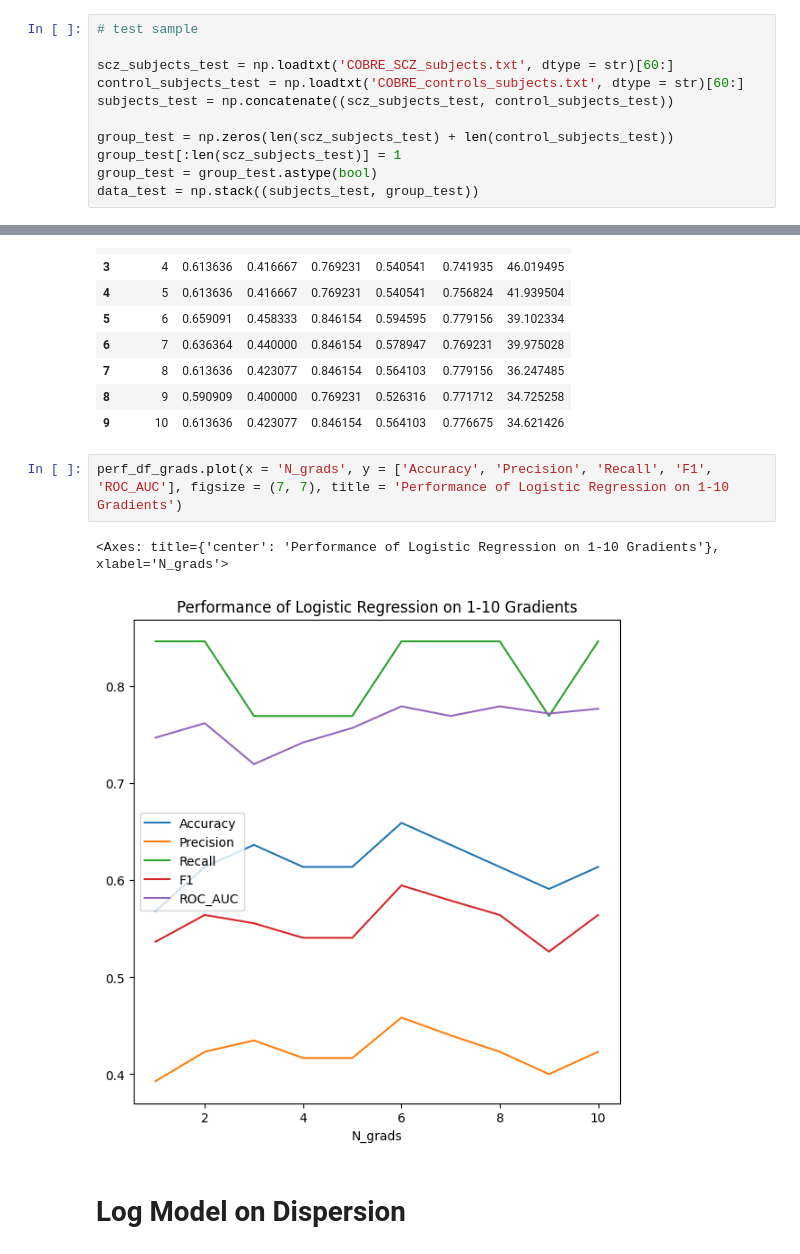
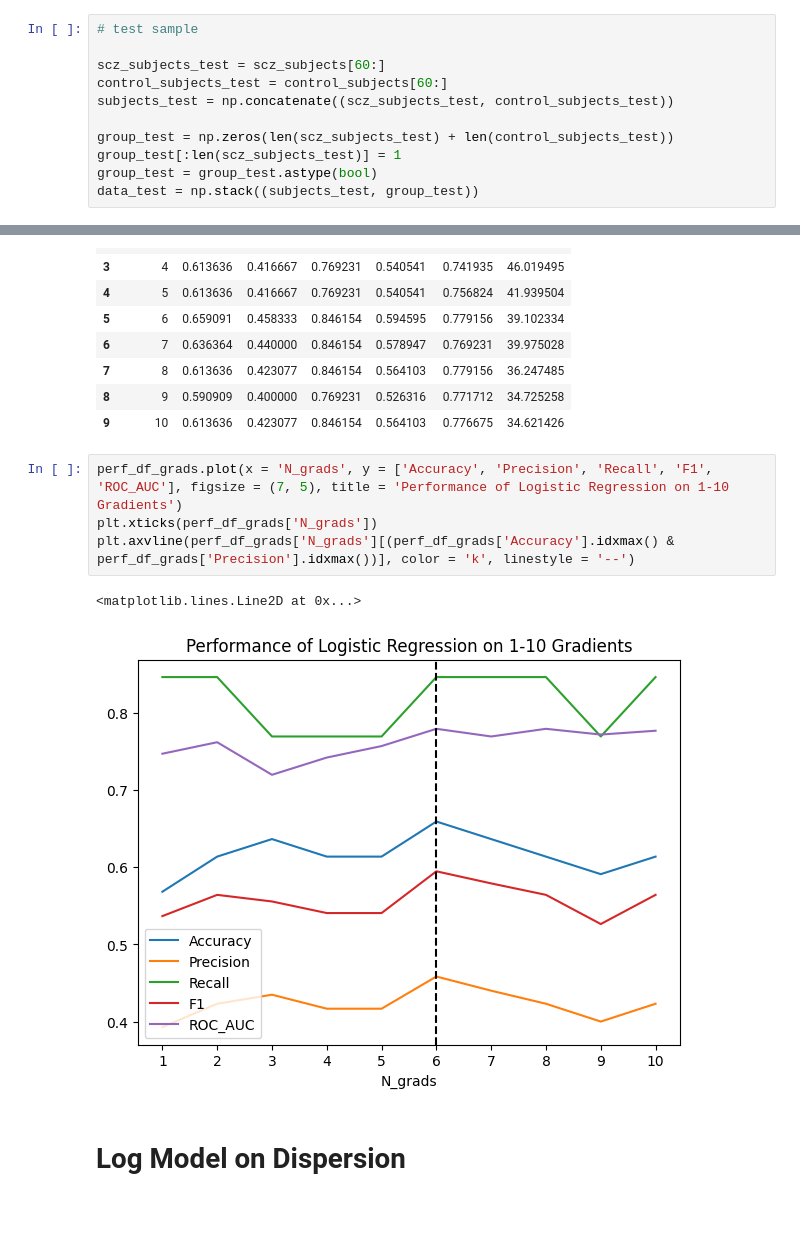
Before and after one commit to victoris93/feature-selection-scz, a Jupyter notebook: COBRE/log_model.ipynb, the cells around one changed output, grey strips where cells are left out. Cells and saved outputs as stored; diff of their text form; blank space fills up the shorter version.

Commit message:
visualization fixes

```diff
--- a/COBRE/log_model.ipynb
+++ b/COBRE/log_model.ipynb
@@ -43,8 +44,8 @@ data_train.shape
 # %%
 # test sample
 
-scz_subjects_test = np.loadtxt('COBRE_SCZ_subjects.txt', dtype = str)[60:]
-control_subjects_test = np.loadtxt('COBRE_controls_subjects.txt', dtype = str)[60:]
+scz_subjects_test = scz_subjects[60:]
+control_subjects_test = control_subjects[60:]
 subjects_test = np.concatenate((scz_subjects_test, control_subjects_test))
 
 group_test = np.zeros(len(scz_subjects_test) + len(control_subjects_test))
@@ -169,10 +172,12 @@ perf_df_grads
 | 8 | 9 | 0.590909 | 0.400000 | 0.769231 | 0.526316 | 0.771712 | 34.725258 |
 | 9 | 10 | 0.613636 | 0.423077 | 0.846154 | 0.564103 | 0.776675 | 34.621426 |
 # %%
-perf_df_grads.plot(x = 'N_grads', y = ['Accuracy', 'Precision', 'Recall', 'F1', 'ROC_AUC'], figsize = (7, 7), title = 'Performance of Logistic Regression on 1-10 Gradients')
+perf_df_grads.plot(x = 'N_grads', y = ['Accuracy', 'Precision', 'Recall', 'F1', 'ROC_AUC'], figsize = (7, 5), title = 'Performance of Logistic Regression on 1-10 Gradients')
+plt.xticks(perf_df_grads['N_grads'])
+plt.axvline(perf_df_grads['N_grads'][(perf_df_grads['Accuracy'].idxmax() & perf_df_grads['Precision'].idxmax())], color = 'k', linestyle = '--')
 # %% [output]
-<Axes: title={'center': 'Performance of Logistic Regression on 1-10 Gradients'}, xlabel='N_grads'>
+<matplotlib.lines.Line2D at 0x...>
-[figure, old version]
+[figure, new version]
 # %% [markdown]
 # Log Model on Dispersion
 # %%
```
Also changed, not shown: parts of 11 cells of this notebook.
